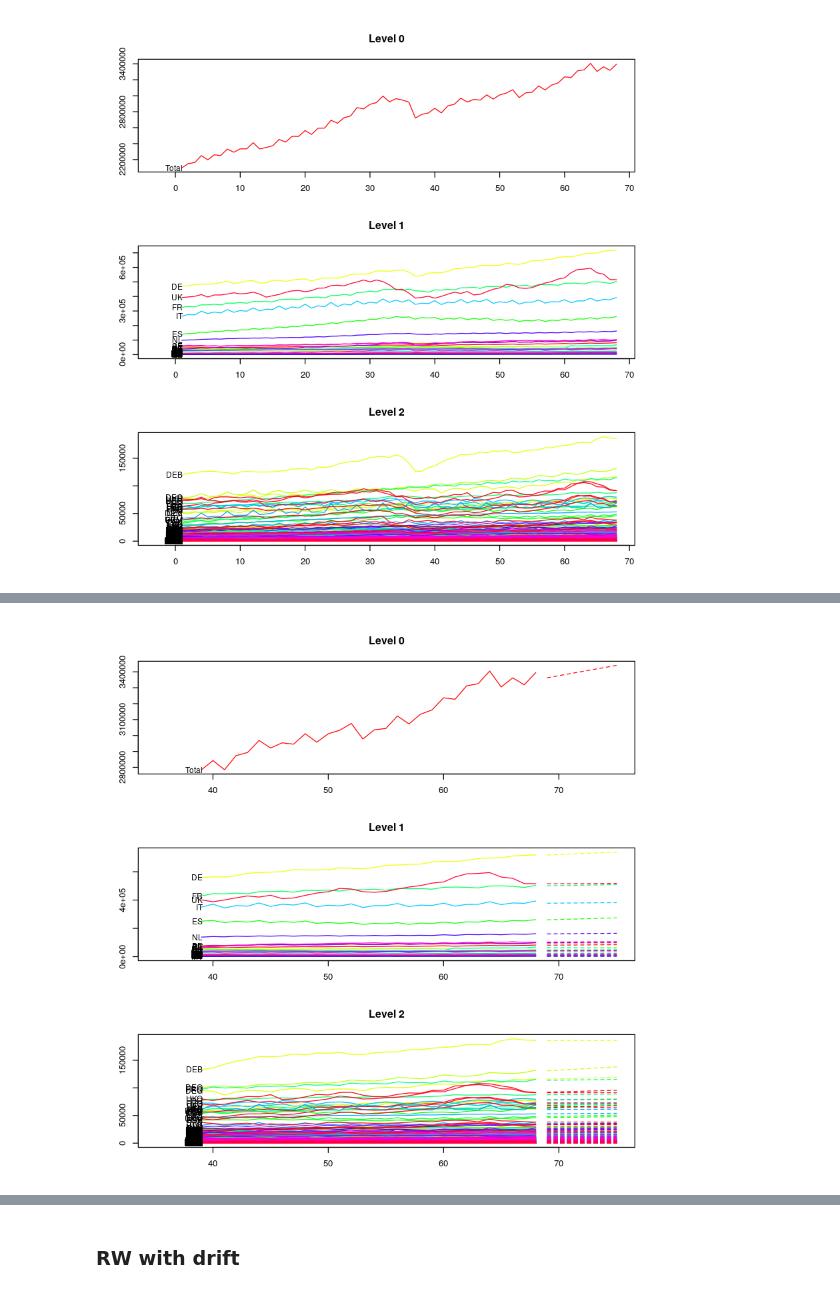
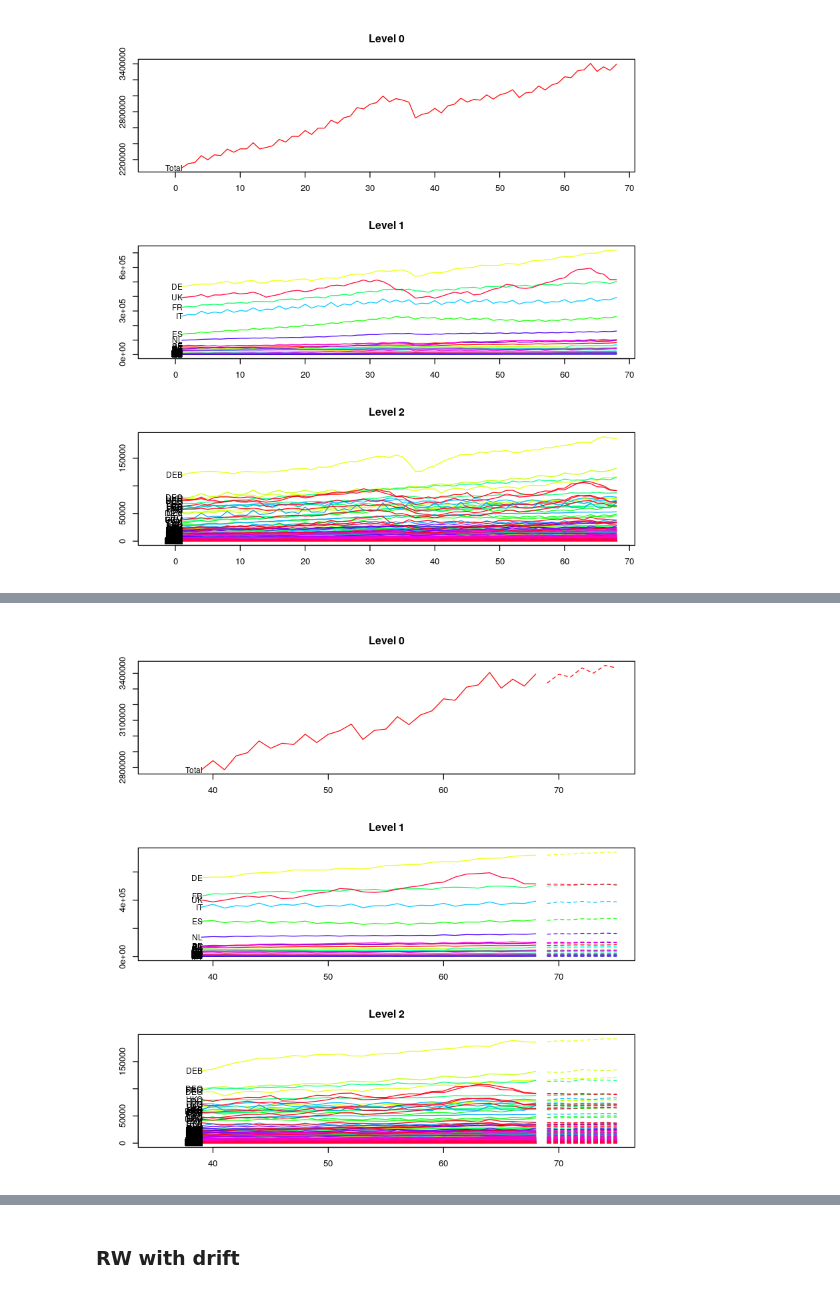
Before and after one commit to xenakas/disaggregated_ts, a Jupyter notebook: 2_disaggr_eu.ipynb, the cells around one changed output, grey strips where cells are left out. Saved outputs shown, nothing was run; the diff lists cells and outputs as text; code cells hidden in the pictures.

```diff
--- a/2_disaggr_eu.ipynb
+++ b/2_disaggr_eu.ipynb
@@ -365,9 +381,9 @@ plot(gts_train, levels = c(0, 1, 2))
 # %%
-gdpforecast <- forecast(gts_train, h=7, method="bu")
+gdpforecast <- forecast(gts_train, h=7, weights = "wls", method="comb", algorithms = "recursive",  fmethod = "arima")
 
 plot(gdpforecast, include=30)
 # %% [output]
-[figure, old version]
+[figure, new version]
 # %%
 accuracy.gts(gdpforecast, gts_test)
 # %% [output]
```
Also changed, not shown: parts of 3 cells of this notebook, 9 other files.
